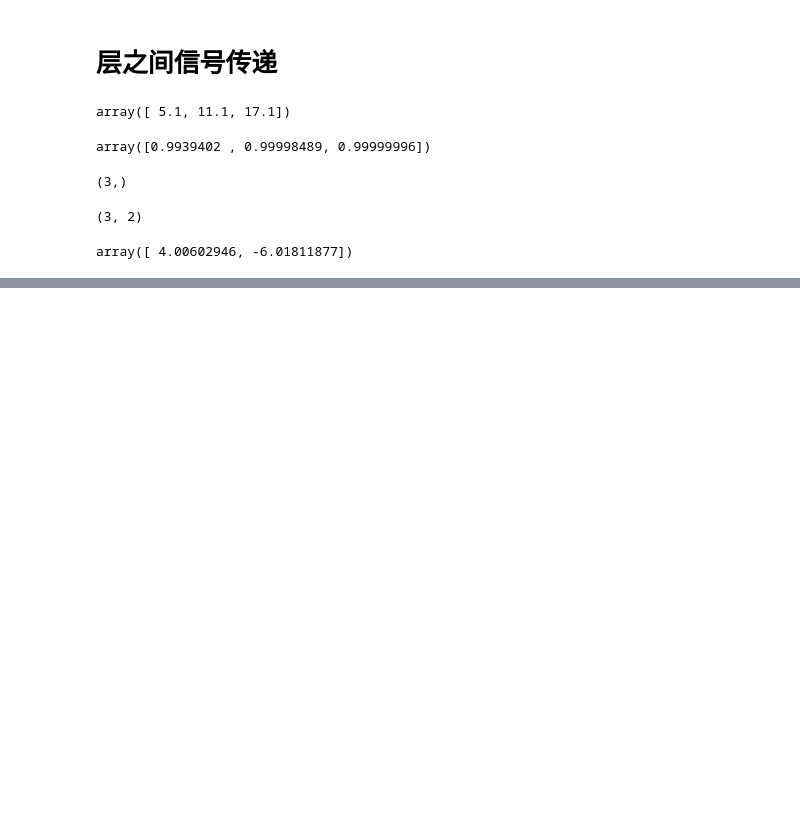
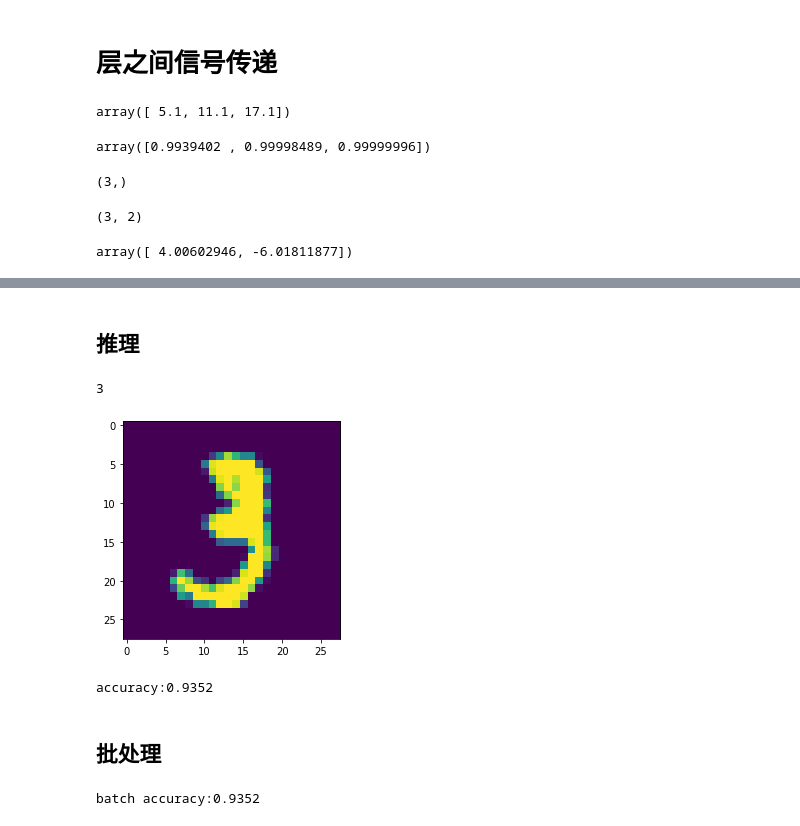
Before and after one commit to fenixchen/BookReading, a Jupyter notebook: DeepLearningFromScratch/3.神经网络.ipynb, the cells around one changed output, grey strips where cells are left out. Drawn from its saved outputs; the diff is of its cells as text; code cells hidden in the pictures; blank space fills up the shorter version.

```diff
--- a/DeepLearningFromScratch/3.神经网络.ipynb
+++ b/DeepLearningFromScratch/3.神经网络.ipynb
@@ -168,0 +258,62 @@ SyntaxError: invalid syntax (<ipython-input-58-9fbceb2b58ca>, line 3)
+# %% [markdown]
+## 推理
+# %%
+import pickle
+
+def get_data():
+    (x_train, t_train), (x_test, t_test) = load_mnist(normalize=True, flatten=True, one_hot_label=False)
+    return x_test, t_test
+
+def init_network():
+    with open("SourceCode/ch03/sample_weight.pkl", "rb") as f:
+        network = pickle.load(f)
+    return network
+
+def predict(network, x):
+    W1, W2, W3 = network['W1'], network['W2'], network['W3']
+    b1, b2, b3 = network['b1'], network['b2'], network['b3']
+
+    a1 = np.dot(x, W1) + b1
+    z1 = sigmoid_function(a1)
+
+    a2 = np.dot(z1, W2) + b2
+    z2 = sigmoid_function(a2)
+
+    a3 = np.dot(z2, W3) + b3
+    y = softmax(a3)
+
+    return y
+
+x, t = get_data()
+network = init_network()
+pred = predict(network, x_train[10])
+show_digit(x_train[10])
+print(np.argmax(pred))
+# %% [output]
+3
+[figure, added]
+# %%
+acc_cnt = 0
+for i in range(len(x)):
+    y = predict(network, x[i])
+    p = np.argmax(y)
+    if p == t[i]:
+        acc_cnt += 1
+print("accuracy:%.4f" % (float(acc_cnt) / len(x)))
+# %% [output]
+accuracy:0.9352
+# %% [markdown]
+## 批处理
+# %%
+x, t = get_data()
+network = init_network()
+batch_size = 100
+acc_cnt = 0
+for i in range(0, len(x), batch_size):
+    x_batch = x[i : i + batch_size]   # 100 x 768
+    y_batch = predict(network,  x_batch) # 100 x 10
+    p = np.argmax(y_batch, axis=1) # 100 x 1
+    acc_cnt += np.sum(p == t[i : i + batch_size]) # Count equal
+print("batch accuracy:%.4f" % (float(acc_cnt) / len(x)))
+# %% [output]
+batch accuracy:0.9352
```
Also changed, not shown: parts of 17 cells of this notebook, 1 other file.
